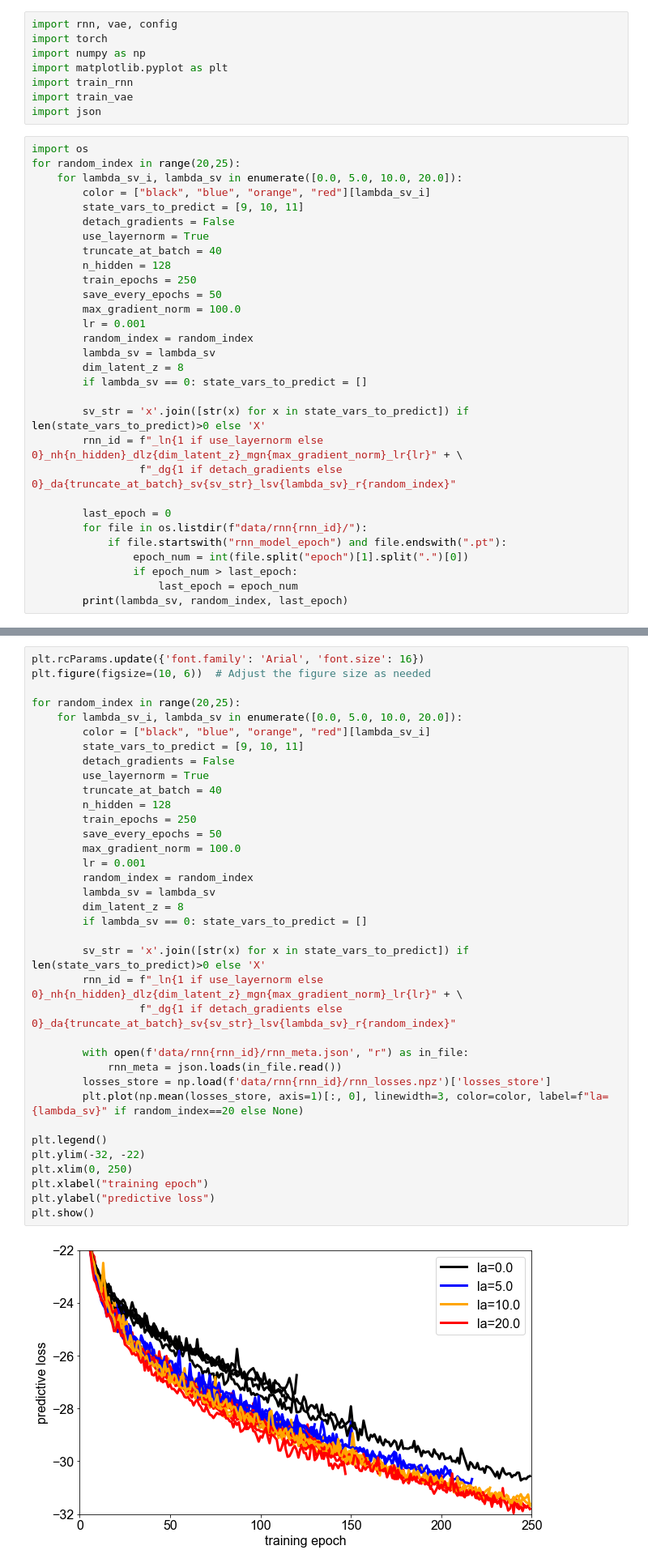
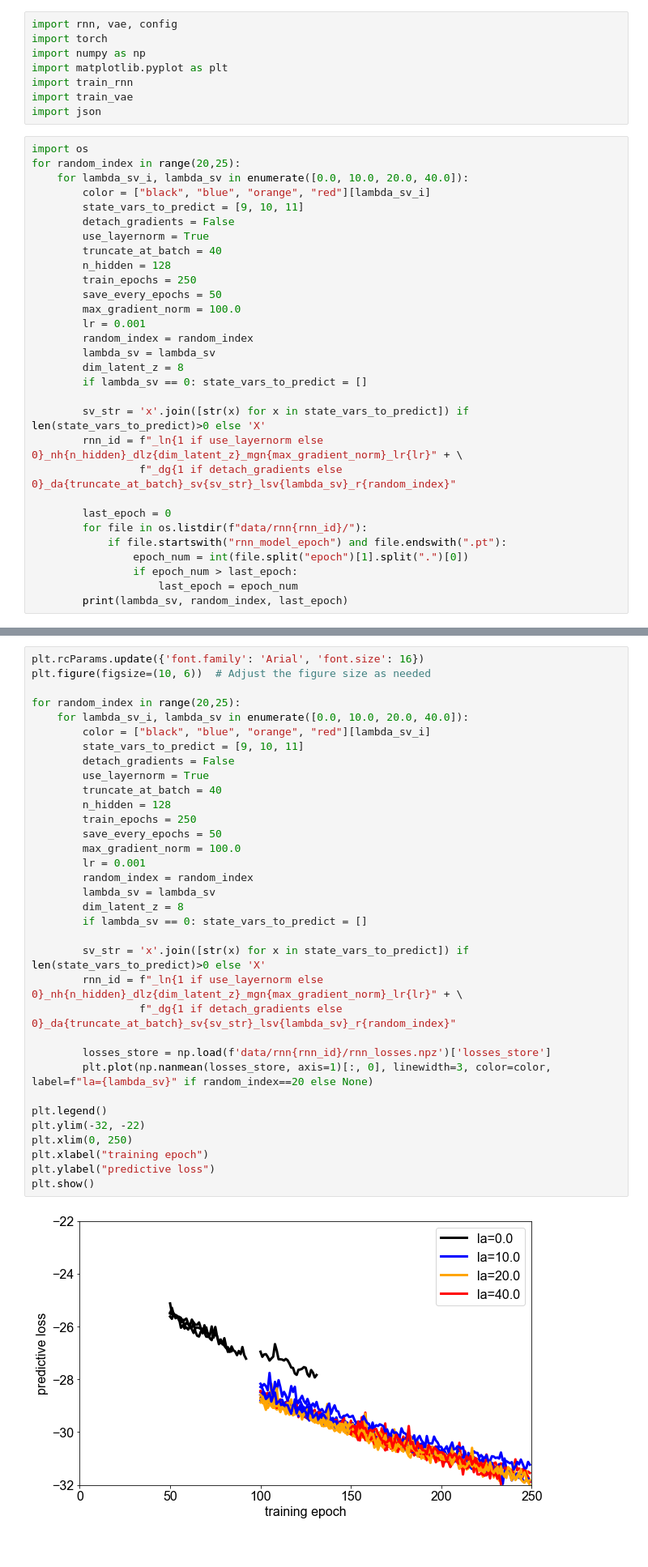
Before and after one commit to azaho/flappydream, a Jupyter notebook: testing.ipynb, the cells around one changed output, grey strips where cells are left out. Shown at 81% size. Saved outputs shown, nothing was run; the diff lists cells and outputs as text.

```diff
--- a/testing.ipynb
+++ b/testing.ipynb
@@ -9,7 +9,7 @@ import json
 # %%
 import os
 for random_index in range(20,25):
-    for lambda_sv_i, lambda_sv in enumerate([0.0, 5.0, 10.0, 20.0]):
+    for lambda_sv_i, lambda_sv in enumerate([0.0, 10.0, 20.0, 40.0]):
         color = ["black", "blue", "orange", "red"][lambda_sv_i]
         state_vars_to_predict = [9, 10, 11]
         detach_gradients = False
@@ -93,39 +93,37 @@ plt.rcParams.update({'font.family': 'Arial', 'font.size': 16})
 plt.figure(figsize=(10, 6))  # Adjust the figure size as needed
 
 for random_index in range(20,25):
-    for lambda_sv_i, lambda_sv in enumerate([0.0, 5.0, 10.0, 20.0]):
+    for lambda_sv_i, lambda_sv in enumerate([0.0, 10.0, 20.0, 40.0]):
         color = ["black", "blue", "orange", "red"][lambda_sv_i]
         state_vars_to_predict = [9, 10, 11]
         detach_gradients = False
         use_layernorm = True
         truncate_at_batch = 40
         n_hidden = 128
         train_epochs = 250
         save_every_epochs = 50
         max_gradient_norm = 100.0
         lr = 0.001
         random_index = random_index
         lambda_sv = lambda_sv
         dim_latent_z = 8
         if lambda_sv == 0: state_vars_to_predict = []
 
         sv_str = 'x'.join([str(x) for x in state_vars_to_predict]) if len(state_vars_to_predict)>0 else 'X'
         rnn_id = f"_ln{1 if use_layernorm else 0}_nh{n_hidden}_dlz{dim_latent_z}_mgn{max_gradient_norm}_lr{lr}" + \
                  f"_dg{1 if detach_gradients else 0}_da{truncate_at_batch}_sv{sv_str}_lsv{lambda_sv}_r{random_index}"
 
-        with open(f'data/rnn{rnn_id}/rnn_meta.json', "r") as in_file:
-            rnn_meta = json.loads(in_file.read())
         losses_store = np.load(f'data/rnn{rnn_id}/rnn_losses.npz')['losses_store']
-        plt.plot(np.mean(losses_store, axis=1)[:, 0], linewidth=3, color=color, label=f"la={lambda_sv}" if random_index==20 else None)
+        plt.plot(np.nanmean(losses_store, axis=1)[:, 0], linewidth=3, color=color, label=f"la={lambda_sv}" if random_index==20 else None)
 
 plt.legend()
 plt.ylim(-32, -22)
 plt.xlim(0, 250)
 plt.xlabel("training epoch")
 plt.ylabel("predictive loss")
 plt.show()
 # %% [output]
-[figure, old version]
+[figure, new version]
 # %%
 losses_store.shape
 # %% [output]
```
Also changed, not shown: parts of 1 cell of this notebook, 2 other files.
